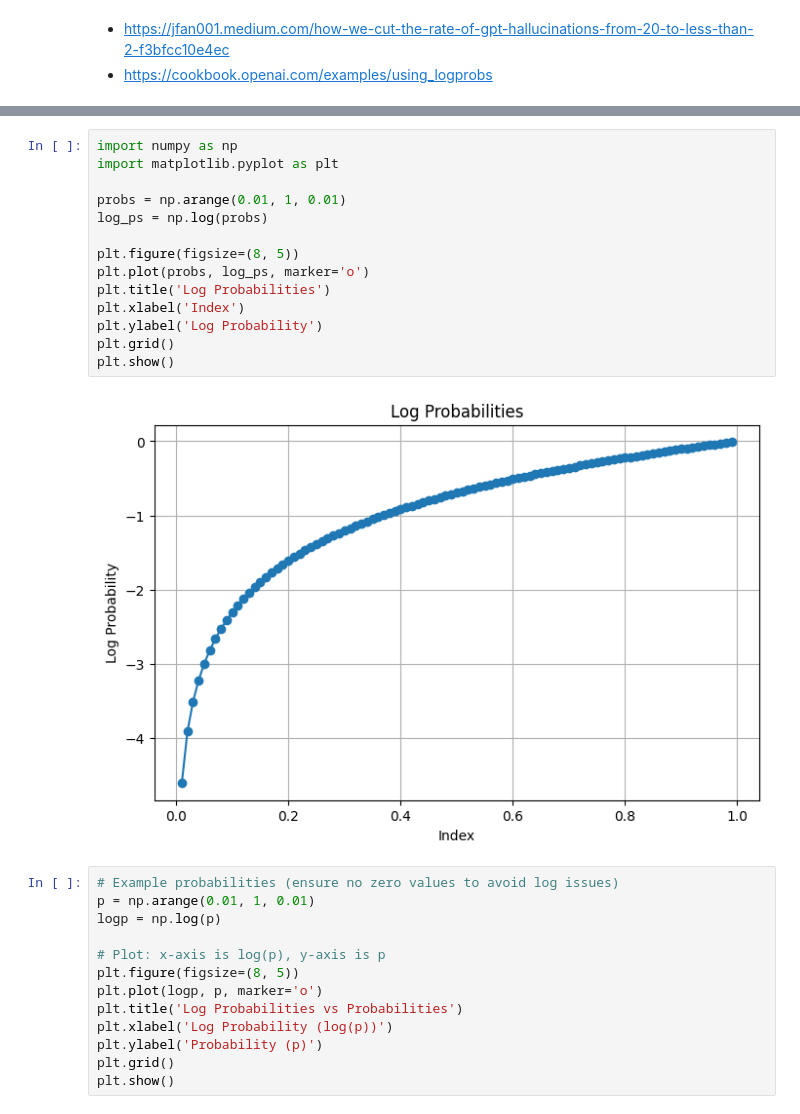
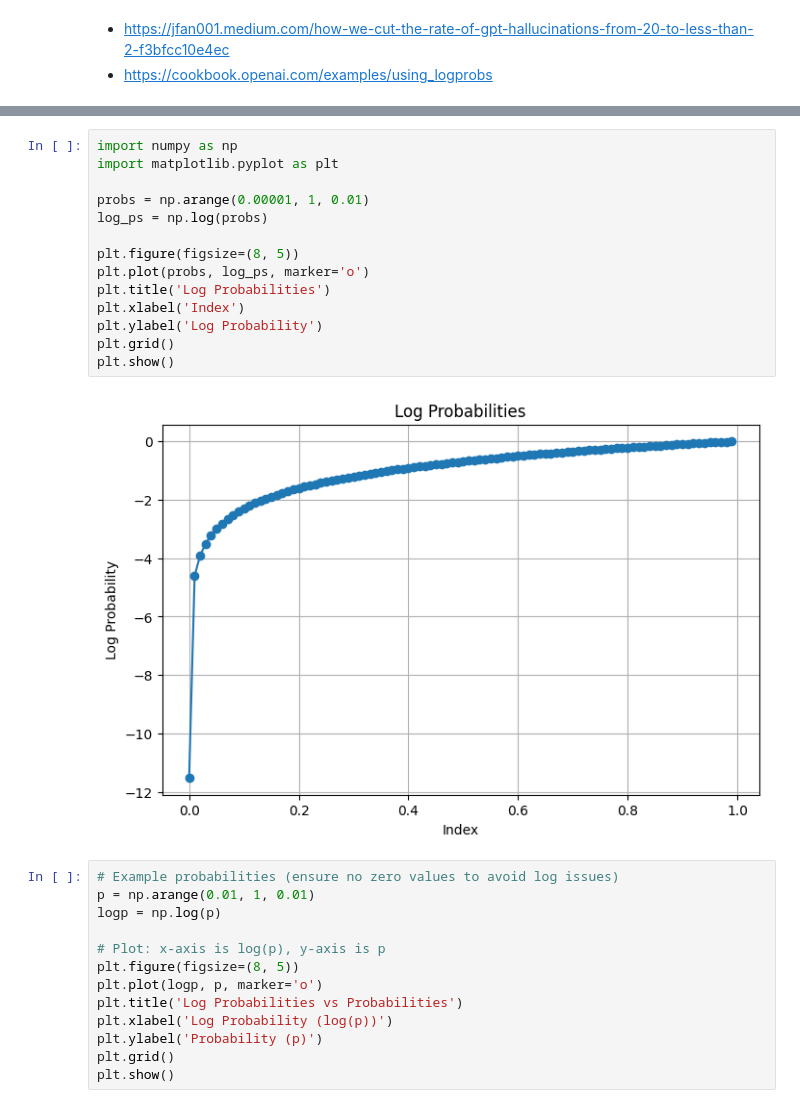
Before and after one commit to chunhuizhang/llm_aigc, a Jupyter notebook: tutorials/oai/logP.ipynb, the cells around one changed output, grey strips where cells are left out. Drawn from its saved outputs; the diff is of its cells as text.

```diff
--- a/tutorials/oai/logP.ipynb
+++ b/tutorials/oai/logP.ipynb
@@ -21,19 +24,19 @@ $$
 # %%
 import numpy as np
 import matplotlib.pyplot as plt
 
-probs = np.arange(0.01, 1, 0.01)
+probs = np.arange(0.00001, 1, 0.01)
 log_ps = np.log(probs)
 
 plt.figure(figsize=(8, 5))
 plt.plot(probs, log_ps, marker='o')
 plt.title('Log Probabilities')
 plt.xlabel('Index')
 plt.ylabel('Log Probability')
 plt.grid()
 plt.show()
 # %% [output]
-[figure, old version]
+[figure, new version]
 # %%
 # Example probabilities (ensure no zero values to avoid log issues)
 p = np.arange(0.01, 1, 0.01)
```
Also changed, not shown: parts of 5 cells of this notebook, 2 other files.
